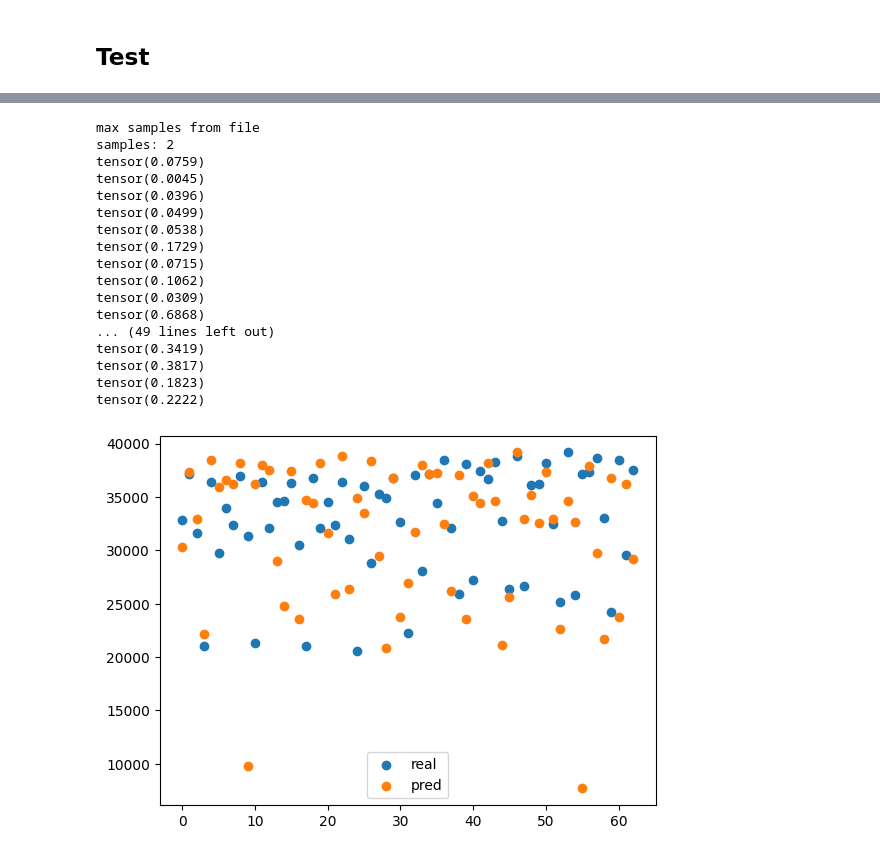
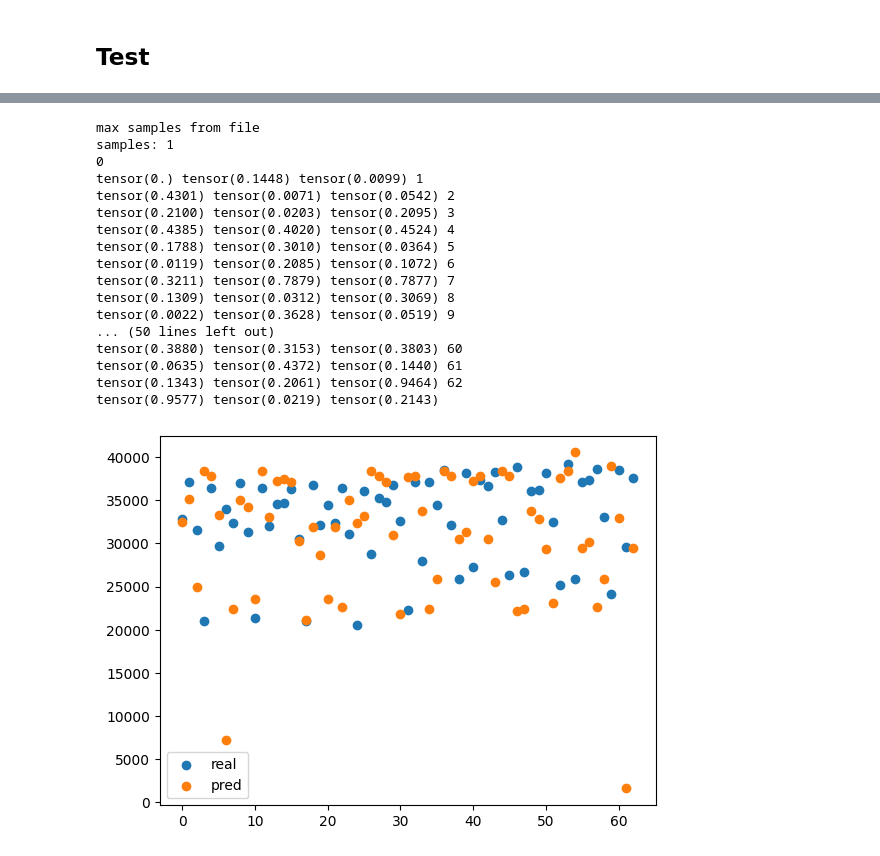
Before and after one commit to JoeyShapiro/GPT-Scratch-TimeSeries, a Jupyter notebook: gpt-timeseries.ipynb, the cells around one changed output, grey strips where cells are left out. Saved outputs shown, nothing was run; the diff lists cells and outputs as text; code cells hidden in the pictures.

```diff
--- a/gpt-timeseries.ipynb
+++ b/gpt-timeseries.ipynb
@@ -190,7 +190,7 @@ import pandas as pd
 import numpy as np
 
 class GPTDataset(Dataset):
-    def __init__(self, stride=128, window=None, files=None, samples_per_file: int|None = 512):
+    def __init__(self, stride=128, window=None, files=None, samples_per_file: int = 512): # |None
         self.files = files
 
         max_length = 1024
@@ -635,5 +655,5 @@ tensor(99.8468)
 # %%
-test_dataset = GPTDataset(files=['ETTh1-clean.csv'], window=block_size+64, samples_per_file=1)
+test_dataset = GPTDataset(files=['003-ETTh1-clean.csv'], window=block_size+64, samples_per_file=1)
 
 output = model_for_trainer.generate(
     test_dataset[0]['input_ids'][:block_size].unsqueeze(0),
@@ -652,7 +672,7 @@ samples: 2
 # %%
 # # go as far as we can
 
-test_dataset = GPTDataset(files=['ETTh1-clean.csv'], window=block_size+64, samples_per_file=1)
+test_dataset = GPTDataset(files=['003-ETTh1-clean.csv'], window=block_size+64, samples_per_file=1)
 
 real = torch.zeros(block_size+64-1)
 pred = torch.zeros(block_size+64-1)
@@ -665,47 +685,47 @@ while err < 0.2 and i < 64-1:
     print(i)
     for _ in range(3):
         output = model_for_trainer.generate(
             input_ids.unsqueeze(0),
             max_new_tokens=1,
         )
 
         real[i] = test_dataset[0]['labels'][block_size+i-1]
         pred[i] = output[0].cpu()[-1]
         # print(label, out)
         # Calculate relative error as |real - pred| / max(|real|, |pred|)
         # This handles cases where real or pred could be zero or very different magnitudes
         numerator = torch.abs(real[i] - pred[i])
         denominator = torch.maximum(torch.abs(real[i]), torch.abs(pred[i]))
         # Add small epsilon to prevent division by zero if both values are 0
         epsilon = 1e-10
         relative_error = numerator / (denominator + epsilon)
         print(relative_error, end=' ')
 
         input_ids = torch.cat((input_ids[1:], pred[i].long().unsqueeze(0)))
 
     i+=1
 
 # create scatter plot
 plt.scatter(range(i), real[:i], label='real')
 plt.scatter(range(i), pred[:i], label='pred')
 plt.legend()
 plt.show()
 # %% [output]
 max samples from file
-samples: 2
-tensor(0.0759)
-tensor(0.0045)
-tensor(0.0396)
-tensor(0.0499)
-tensor(0.0538)
-tensor(0.1729)
-tensor(0.0715)
-tensor(0.1062)
-tensor(0.0309)
-tensor(0.6868)
-... (49 lines left out)
-tensor(0.3419)
-tensor(0.3817)
-tensor(0.1823)
-tensor(0.2222)
+samples: 1
+0
+tensor(0.) tensor(0.1448) tensor(0.0099) 1
+tensor(0.4301) tensor(0.0071) tensor(0.0542) 2
+tensor(0.2100) tensor(0.0203) tensor(0.2095) 3
+tensor(0.4385) tensor(0.4020) tensor(0.4524) 4
+tensor(0.1788) tensor(0.3010) tensor(0.0364) 5
+tensor(0.0119) tensor(0.2085) tensor(0.1072) 6
+tensor(0.3211) tensor(0.7879) tensor(0.7877) 7
+tensor(0.1309) tensor(0.0312) tensor(0.3069) 8
+tensor(0.0022) tensor(0.3628) tensor(0.0519) 9
+... (50 lines left out)
+tensor(0.3880) tensor(0.3153) tensor(0.3803) 60
+tensor(0.0635) tensor(0.4372) tensor(0.1440) 61
+tensor(0.1343) tensor(0.2061) tensor(0.9464) 62
+tensor(0.9577) tensor(0.0219) tensor(0.2143)
-[figure, old version]
+[figure, new version]
```
Also changed, not shown: parts of 8 cells of this notebook, 1 other file.
